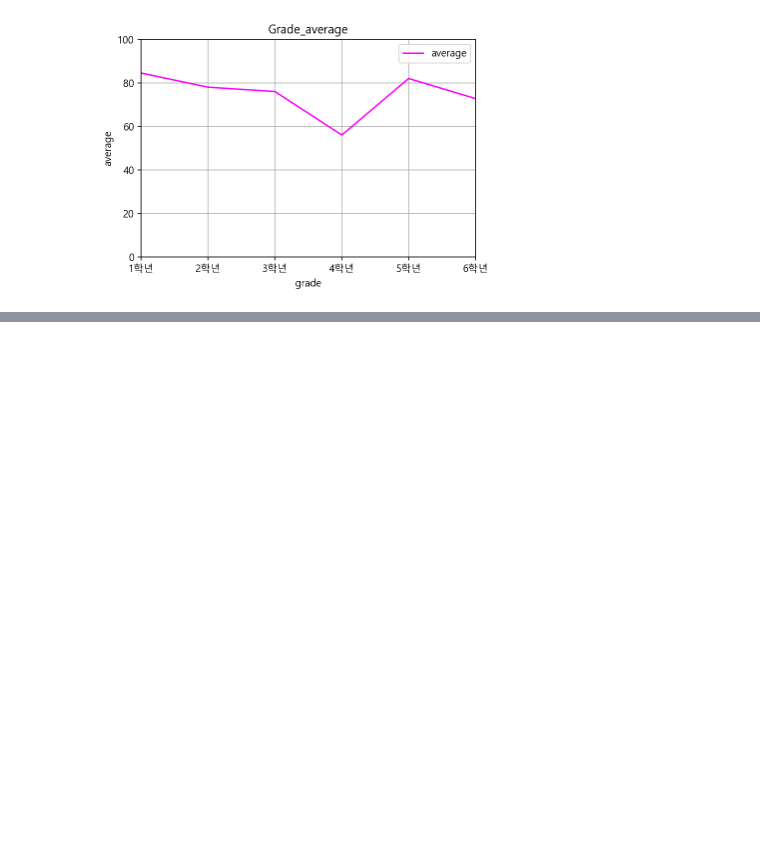
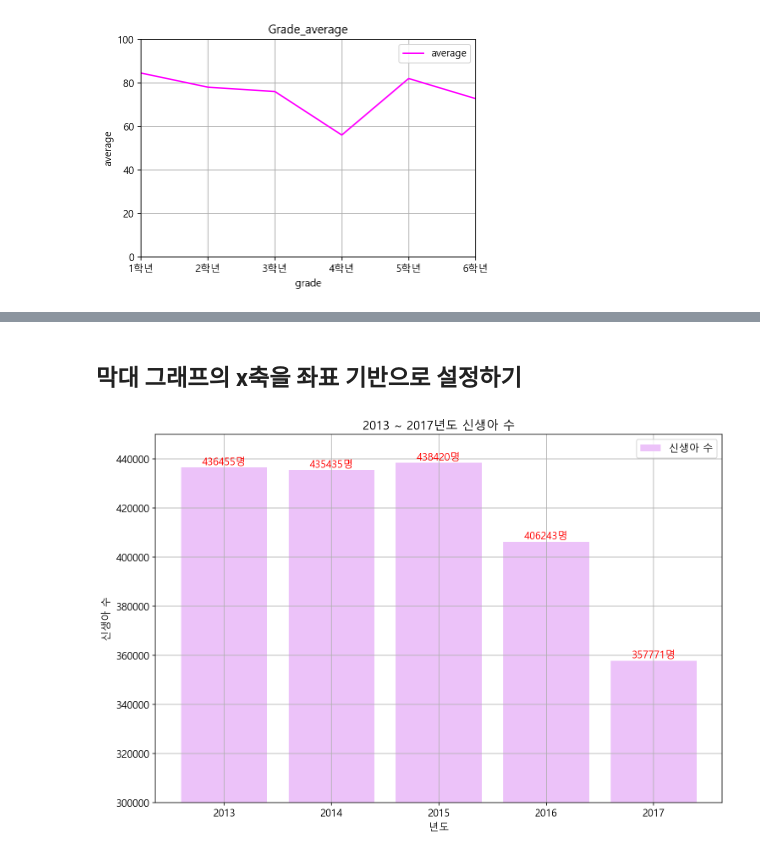
Before and after one commit to junhong-CHEON/python_study, a Jupyter notebook: 12-matplotlib.ipynb, the cells around one changed output, grey strips where cells are left out. Saved outputs shown, nothing was run; the diff lists cells and outputs as text; code cells hidden in the pictures; blank space fills up the shorter version.

```diff
--- a/12-matplotlib.ipynb
+++ b/12-matplotlib.ipynb
@@ -107,0 +232,39 @@ pyplot.close()
+# %% [markdown]
+## 막대 그래프의 x축을 좌표 기반으로 설정하기
+# %%
+from sample import newborn
+
+# x좌표값 동적생성
+x = list(range(0, len(newborn)))
+
+# 그래프 구성
+plt.rcParams['font.family'] = 'Malgun Gothic'
+plt.rcParams['font.size'] = 12
+plt.rcParams['figure.figsize'] = (12,8)
+
+plt.figure()
+
+plt.bar(x, newborn, label = '신생아 수', color = '#ecc2f9')
+plt.legend()
+plt.xlabel('년도')
+plt.ylabel('신생아 수')
+plt.title('2013 ~ 2017년도 신생아 수')
+plt.grid()
+
+# x값 년도로 표시
+plt.xticks(x, ['2013', '2014', '2015','2016','2017'])
+
+# 그래프에 text 표시
+for i, v in enumerate(newborn):
+    str_val = "%d명" % v
+    plt.text(x[i], v, str_val, color = 'red',
+    horizontalalignment = 'center', verticalalignment = 'bottom')
+
+# 내용 극대화 하기
+plt.ylim(300000, 450000)
+plt.savefig('newborn.png', dpi = 200)
+plt.show()
+
+plt.close()
+# %% [output]
+[figure, added]
```
Also changed, not shown: parts of 14 cells of this notebook, 10 other files.
